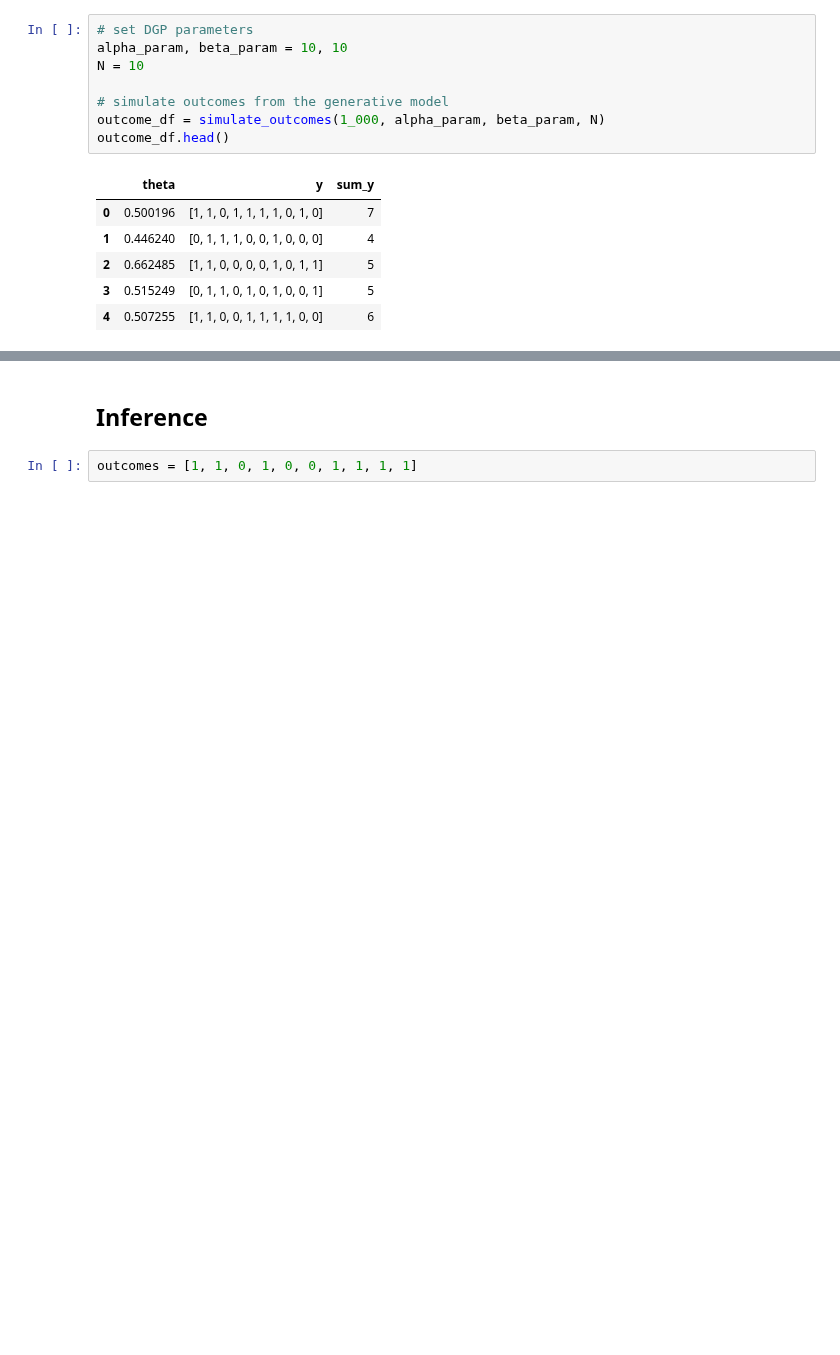
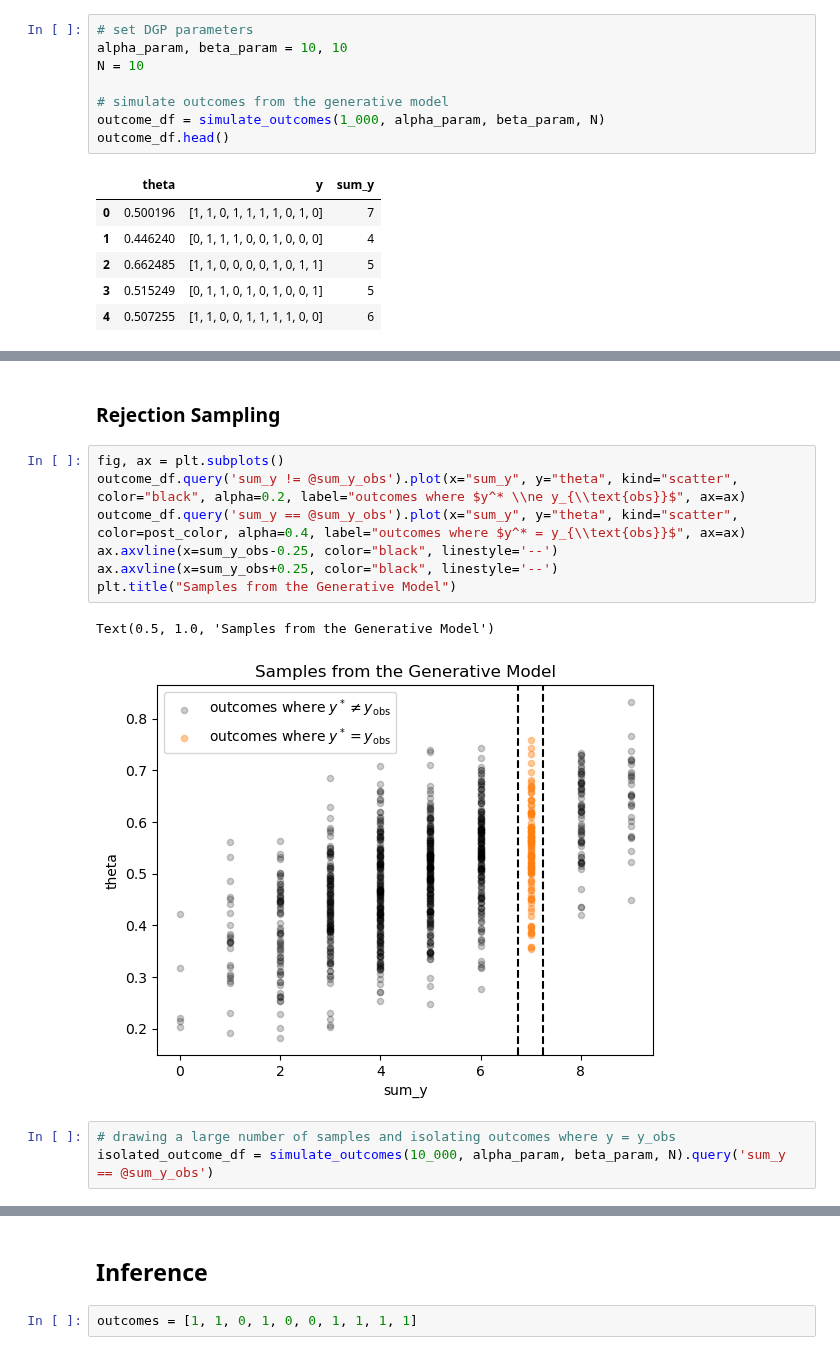
Before and after one commit to mcb00/rr-blog, a Jupyter notebook: posts/bayes/bayes.ipynb, the cells around one changed output, grey strips where cells are left out. Drawn from its saved outputs; the diff is of its cells as text; blank space fills up the shorter version.

Commit message:
Implemented rejection sampling.

```diff
--- a/posts/bayes/bayes.ipynb
+++ b/posts/bayes/bayes.ipynb
@@ -80,0 +159,15 @@ plt.title('Prior Predictive Check');
+# %% [markdown]
+### Rejection Sampling
+# %%
+fig, ax = plt.subplots()
+outcome_df.query('sum_y != @sum_y_obs').plot(x="sum_y", y="theta", kind="scatter", color="black", alpha=0.2, label="outcomes where $y^* \\ne y_{\\text{obs}}$", ax=ax)
+outcome_df.query('sum_y == @sum_y_obs').plot(x="sum_y", y="theta", kind="scatter", color=post_color, alpha=0.4, label="outcomes where $y^* = y_{\\text{obs}}$", ax=ax)
+ax.axvline(x=sum_y_obs-0.25, color="black", linestyle='--')
+ax.axvline(x=sum_y_obs+0.25, color="black", linestyle='--')
+plt.title("Samples from the Generative Model")
+# %% [output]
+Text(0.5, 1.0, 'Samples from the Generative Model')
+[figure, added]
+# %%
+# drawing a large number of samples and isolating outcomes where y = y_obs
+isolated_outcome_df = simulate_outcomes(10_000, alpha_param, beta_param, N).query('sum_y == @sum_y_obs')
```
Also changed, not shown: parts of 9 cells of this notebook.
